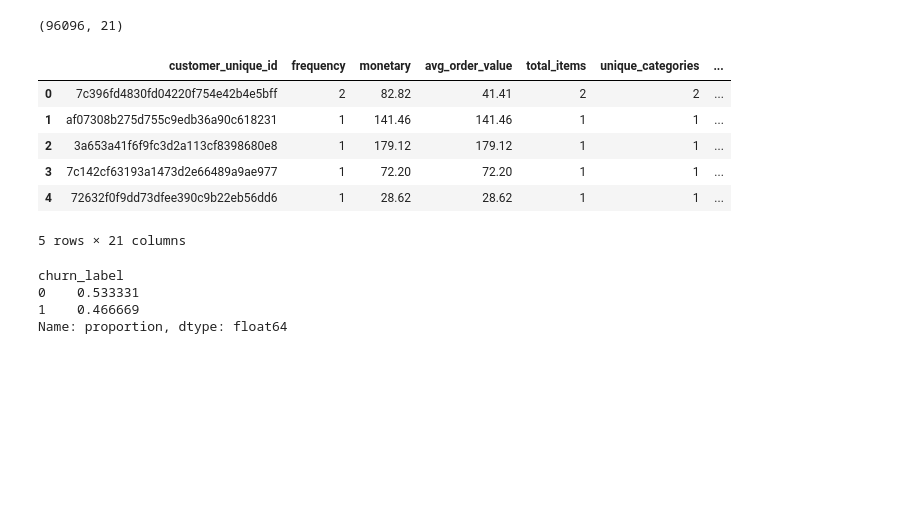
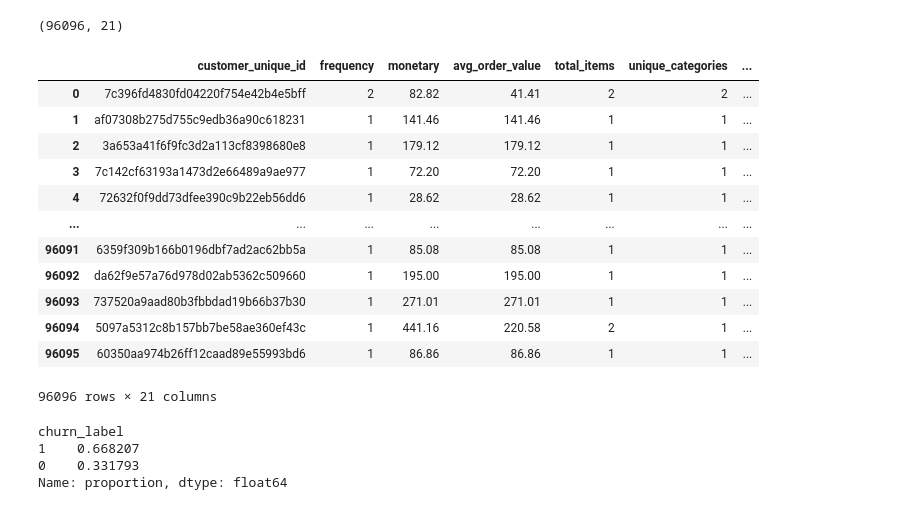
Before and after one commit to RyanCJC/e-commerce-ai-ml-retention-platform, a Jupyter notebook: notebooks/04-Customers_ML_Feature_Engineering.ipynb, the cells around one changed output. Saved outputs shown, nothing was run; the diff lists cells and outputs as text; code cells hidden in the pictures; blank space fills up the shorter version.

```diff
--- a/notebooks/04-Customers_ML_Feature_Engineering.ipynb
+++ b/notebooks/04-Customers_ML_Feature_Engineering.ipynb
@@ -329,12 +329,12 @@ positive_intervals = orders_for_churn.loc[
 # Use the 90th percentile of positive repurchase intervals.
 #
 # Interpretation:
-# Approximately 90% of observed positive repurchase intervals
+# Approximately 80% of observed positive repurchase intervals
 # among repeat customers are shorter than this threshold.
 #
 # This is an inactivity threshold rather than a directly observed
 # churn event.
-churn_threshold = positive_intervals.quantile(0.90)
+churn_threshold = positive_intervals.quantile(0.80)
 
 # Round to a whole number of days
 churn_threshold = int(round(churn_threshold))
@@ -476,21 +476,27 @@ customers_ml.shape
 # %% [output]
 (96096, 21)
 # %%
-customers_ml.head()
+customers_ml
 # %% [output]
 |  | customer_unique_id | frequency | monetary | avg_order_value | total_items | unique_categories | ... |
 | 0 | 7c396fd4830fd04220f754e42b4e5bff | 2 | 82.82 | 41.41 | 2 | 2 | ... |
 | 1 | af07308b275d755c9edb36a90c618231 | 1 | 141.46 | 141.46 | 1 | 1 | ... |
 | 2 | 3a653a41f6f9fc3d2a113cf8398680e8 | 1 | 179.12 | 179.12 | 1 | 1 | ... |
 | 3 | 7c142cf63193a1473d2e66489a9ae977 | 1 | 72.20 | 72.20 | 1 | 1 | ... |
 | 4 | 72632f0f9dd73dfee390c9b22eb56dd6 | 1 | 28.62 | 28.62 | 1 | 1 | ... |
+| ... | ... | ... | ... | ... | ... | ... | ... |
+| 96091 | 6359f309b166b0196dbf7ad2ac62bb5a | 1 | 85.08 | 85.08 | 1 | 1 | ... |
+| 96092 | da62f9e57a76d978d02ab5362c509660 | 1 | 195.00 | 195.00 | 1 | 1 | ... |
+| 96093 | 737520a9aad80b3fbbdad19b66b37b30 | 1 | 271.01 | 271.01 | 1 | 1 | ... |
+| 96094 | 5097a5312c8b157bb7be58ae360ef43c | 1 | 441.16 | 220.58 | 2 | 1 | ... |
+| 96095 | 60350aa974b26ff12caad89e55993bd6 | 1 | 86.86 | 86.86 | 1 | 1 | ... |
-5 rows × 21 columns
+96096 rows × 21 columns
 # %%
 customers_ml["churn_label"].value_counts(normalize=True)
 # %% [output]
 churn_label
-0    0.533331
-1    0.466669
+1    0.668207
+0    0.331793
 Name: proportion, dtype: float64
 # %%
 FEATURE_DIR = PROJECT_ROOT / "data" / "features"
```
Also changed, not shown: parts of 1 cell of this notebook, 21 other files.
